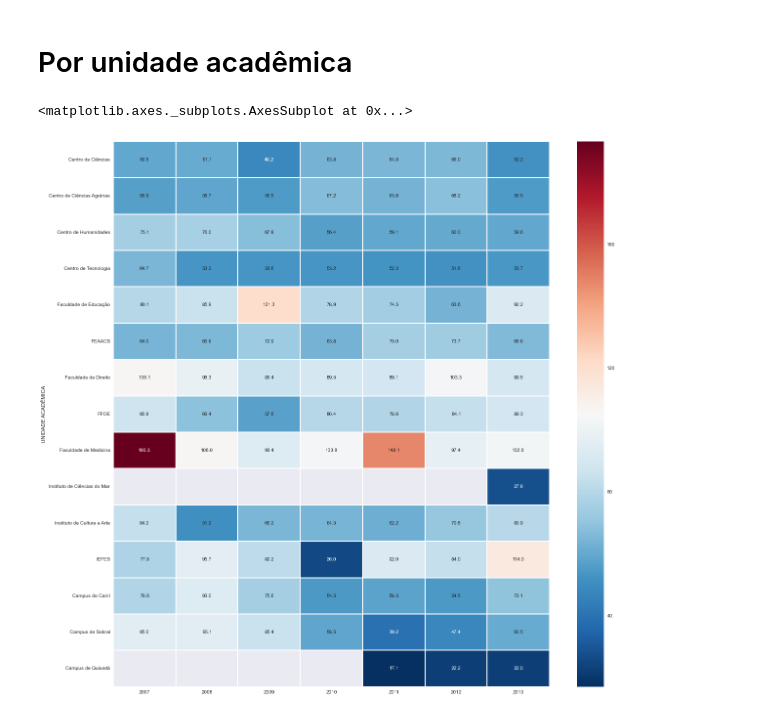
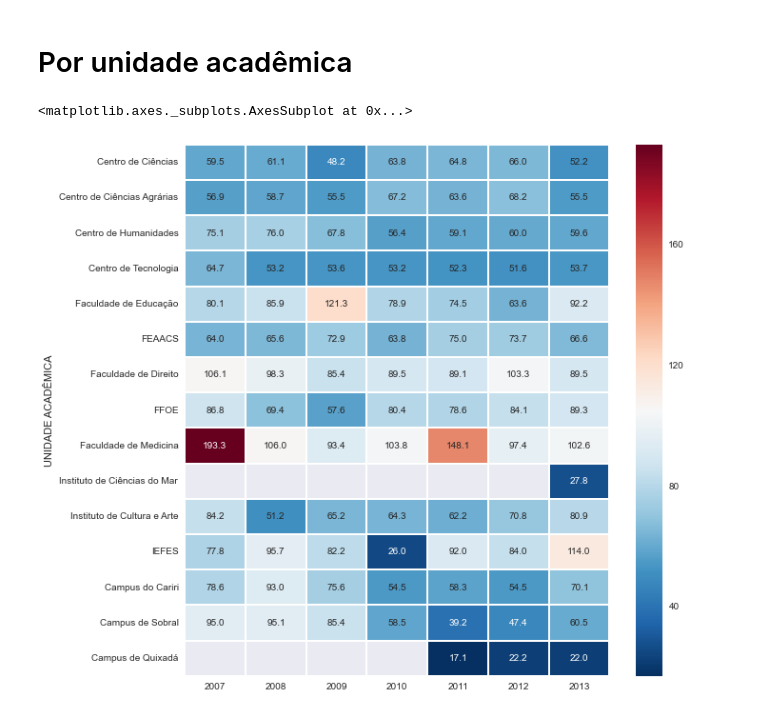
Before and after one commit to abevieiramota/Mestrado, a Jupyter notebook: notebooks/3 - Visualizando taxa de sucesso.ipynb, the cells around one changed output. Saved outputs shown, nothing was run; the diff lists cells and outputs as text; code cells hidden in the pictures.

Commit message:
diminuindo o size(para visualizar no github -> truncando a visualização de imagens grandes :-1: )

```diff
--- a/notebooks/3 - Visualizando taxa de sucesso.ipynb
+++ b/notebooks/3 - Visualizando taxa de sucesso.ipynb
@@ -33,8 +33,8 @@ df.drop(u'PERÍODO', axis=1, inplace=True)
 # %%
 df.set_index(u'UNIDADE ACADÊMICA', inplace=True)
 # %%
-fig = plt.figure(figsize=(20, 20))
+fig = plt.figure(figsize=(10, 10))
 sns.heatmap(df, annot=True, fmt=".1f", linewidths=.5, cmap="RdBu_r")
 # %% [output]
 <matplotlib.axes._subplots.AxesSubplot at 0x...>
-[figure, old version]
+[figure, new version]
```
